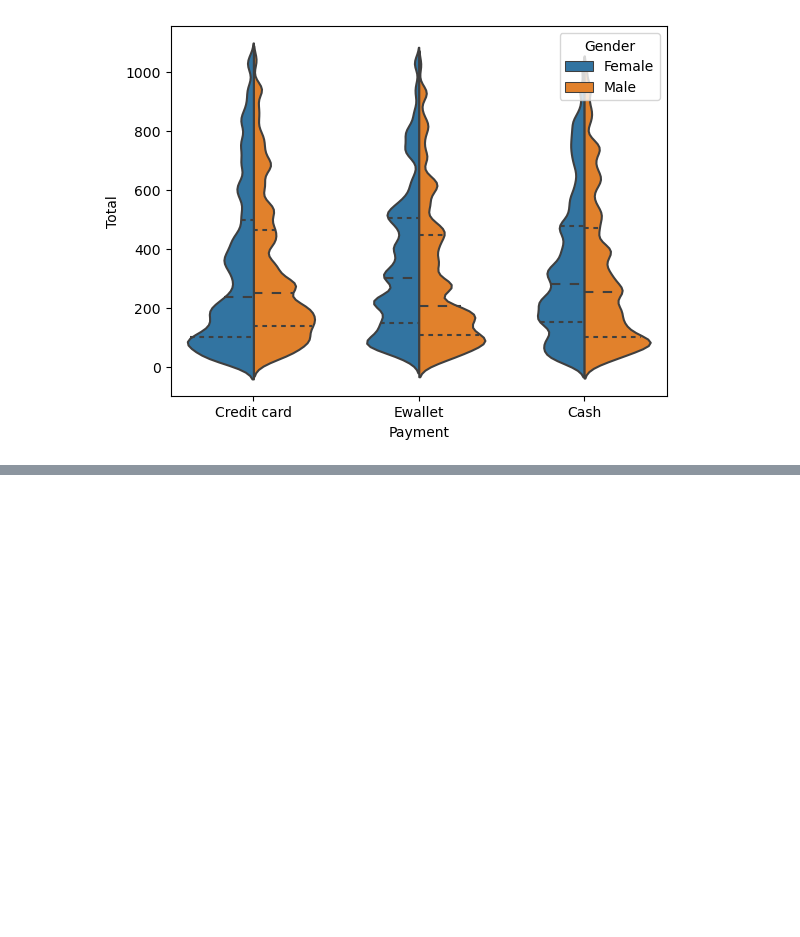
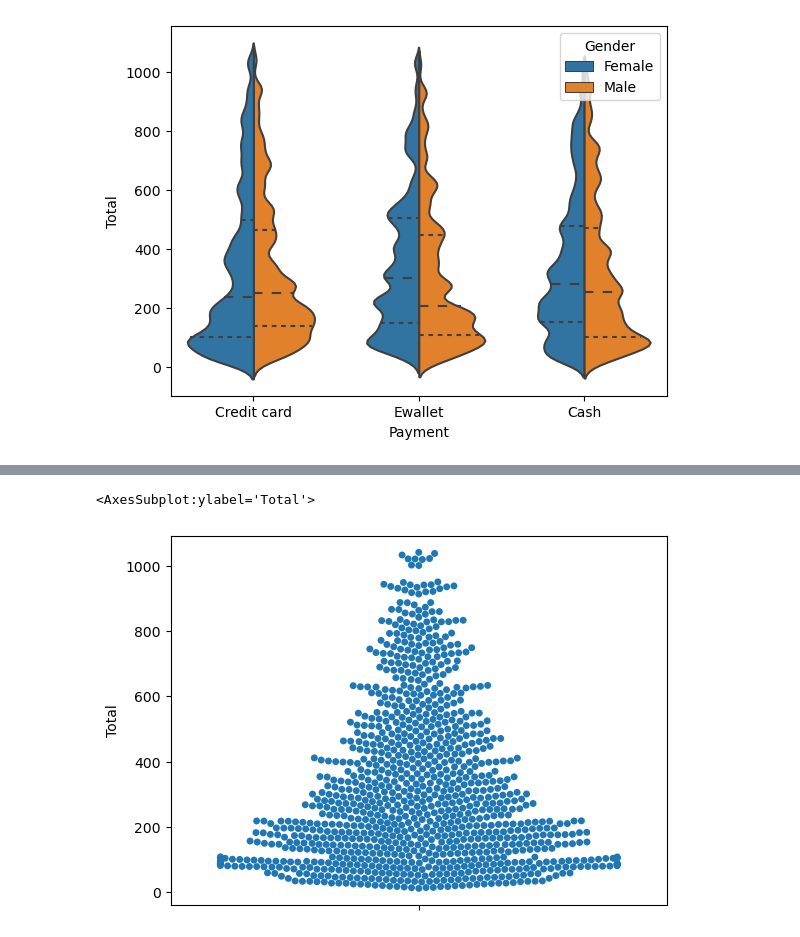
Before and after one commit to watasabi/machine_learning, a Jupyter notebook: seaborn/seaborn_journey.ipynb, the cells around one changed output, grey strips where cells are left out. Saved outputs shown, nothing was run; the diff lists cells and outputs as text; code cells hidden in the pictures; blank space fills up the shorter version.

```diff
--- a/seaborn/seaborn_journey.ipynb
+++ b/seaborn/seaborn_journey.ipynb
@@ -155,0 +163,5 @@ sns.violinplot(data = mart, y = 'Total', x = 'Payment', color = 'gray')
+# %%
+sns.swarmplot(data = mart, y = 'Total')
+# %% [output]
+<AxesSubplot:ylabel='Total'>
+[figure, added]
```
Also changed, not shown: parts of 17 cells of this notebook.
